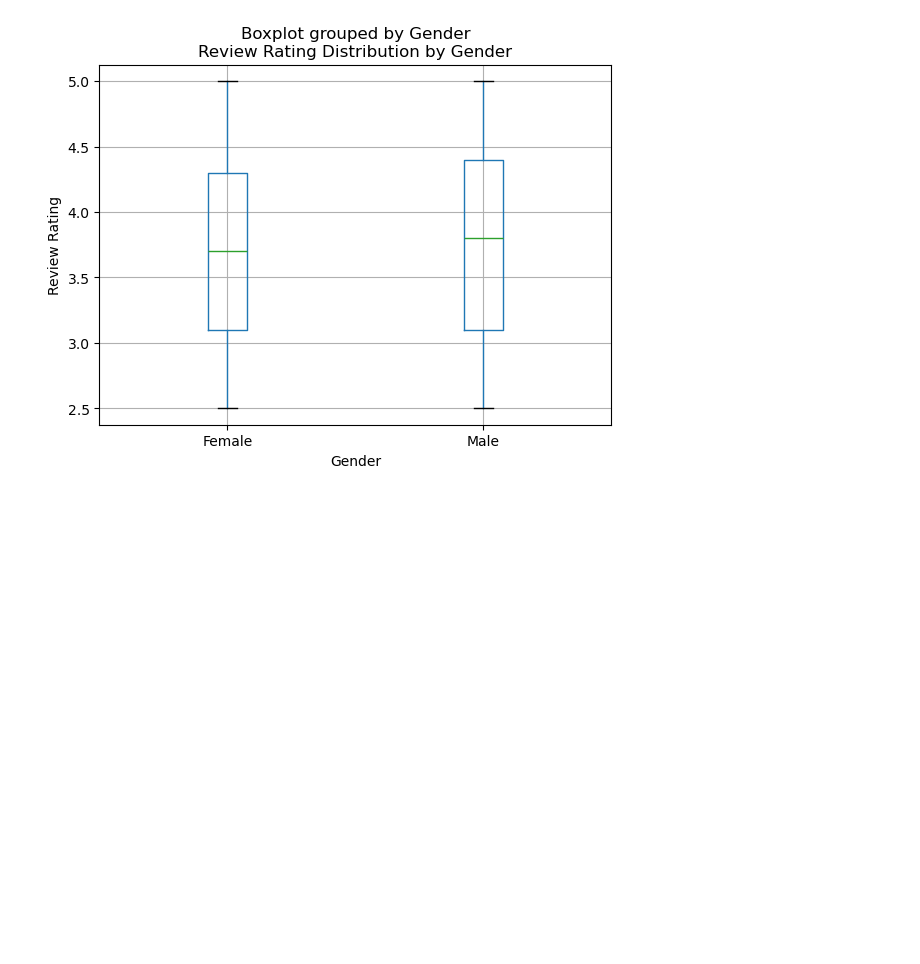
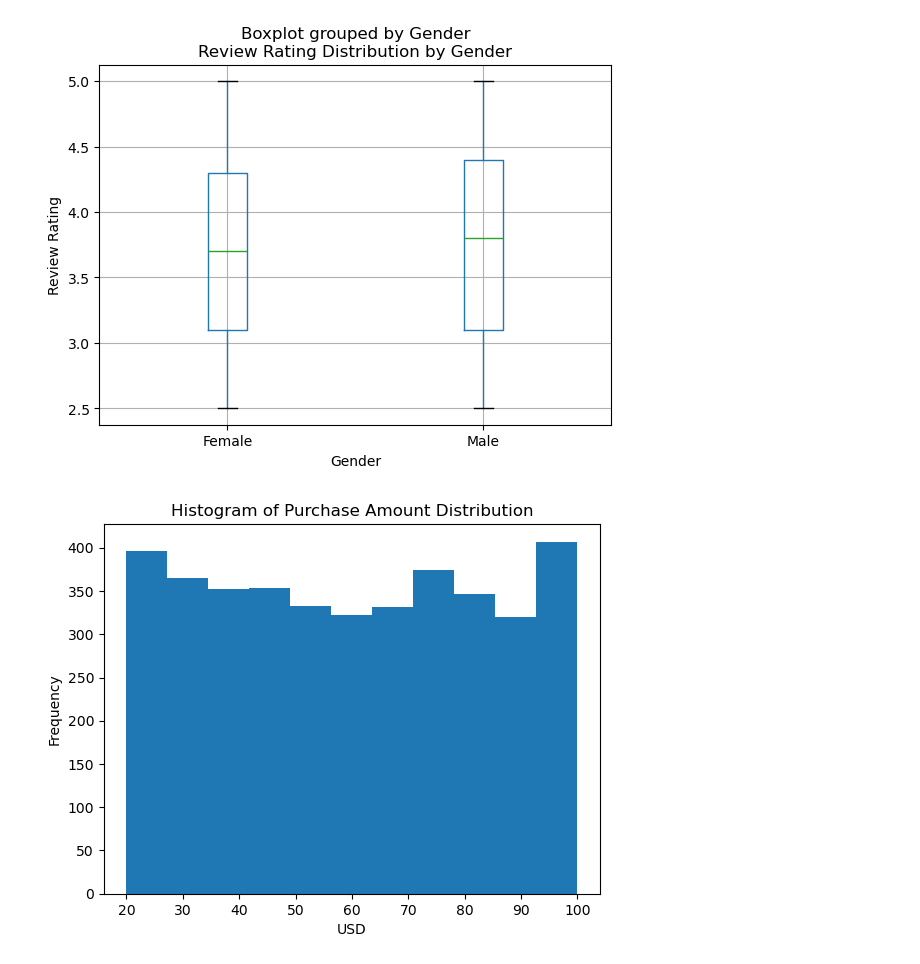
Before and after one commit to samwanyua/Shopping-Trends-Exploratory-Data-Analysis-EDA-Project, a Jupyter notebook: notebook.ipynb, the cells around one changed output. Cells and saved outputs as stored; diff of their text form; code cells hidden in the pictures; blank space fills up the shorter version.

Commit message:
Data visualization

```diff
--- a/notebook.ipynb
+++ b/notebook.ipynb
@@ -274,3 +274,11 @@ plt.title("Review Rating Distribution by Gender")
 plt.show()
 # %% [output]
 [figure]
+# %%
+data["Purchase Amount (USD)"].plot(kind="hist", bins=11)
+plt.xlabel("USD")
+plt.ylabel("Frequency")
+plt.title("Histogram of Purchase Amount Distribution")
+plt.show()
+# %% [output]
+[figure, added]
```
Also changed, not shown: parts of 1 cell of this notebook.
